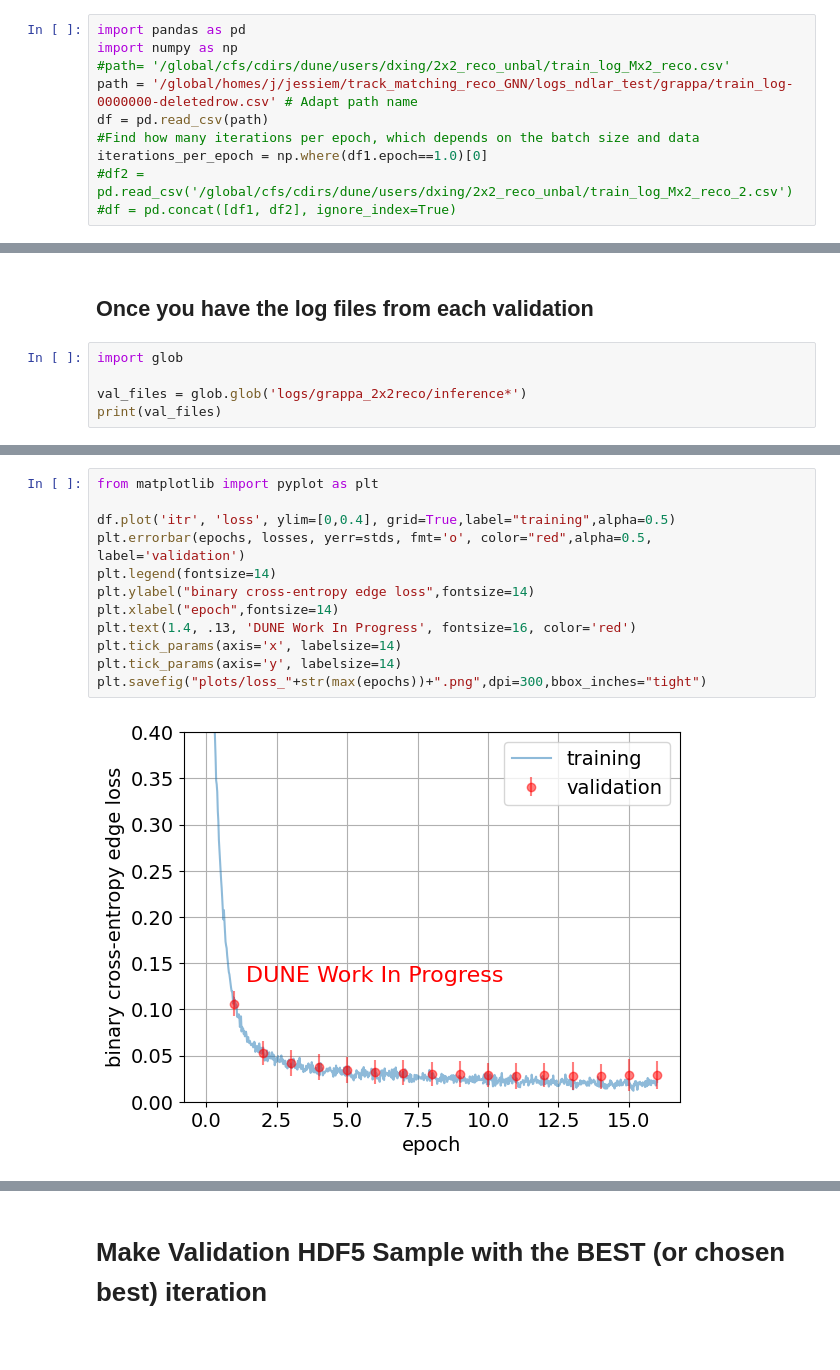
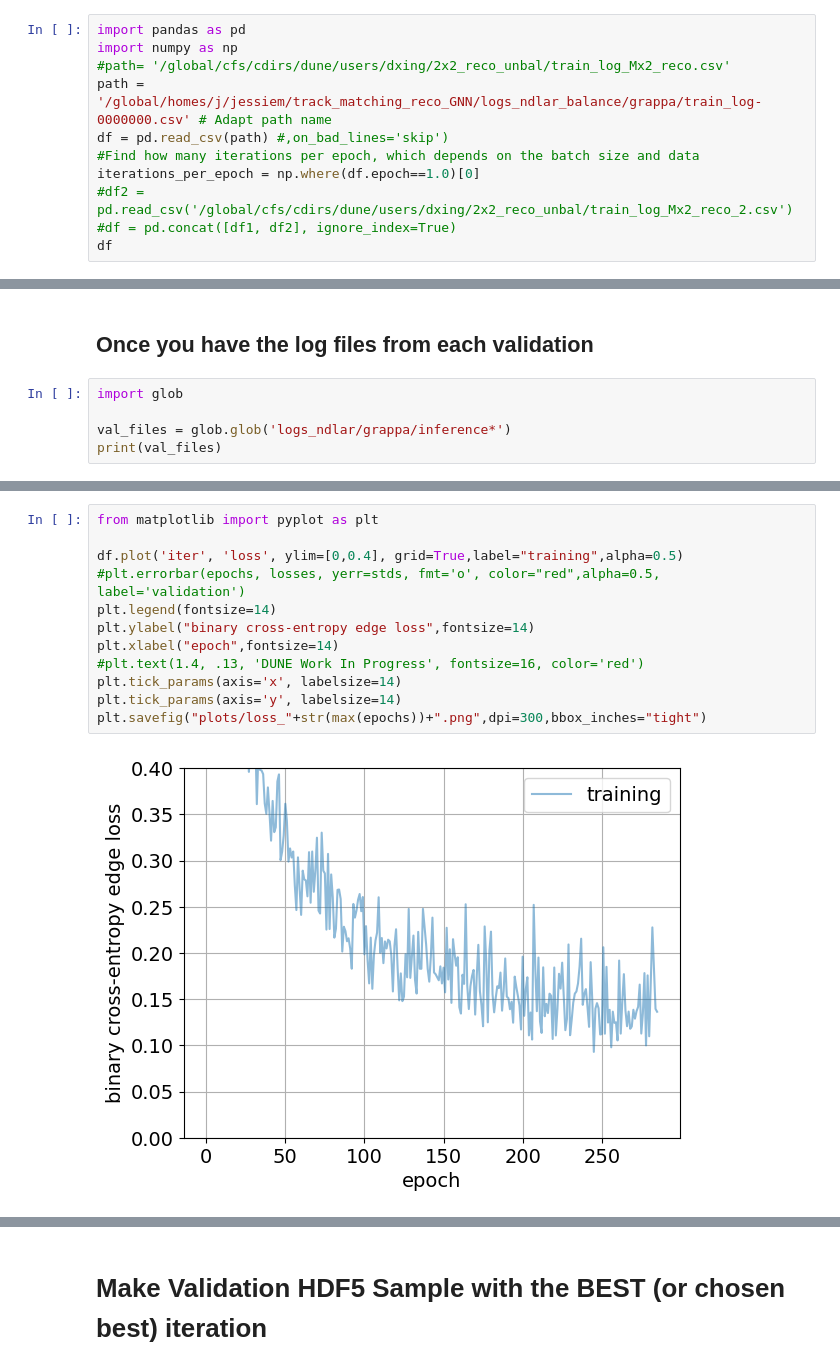
Before and after one commit to jessimic/track_matching_reco_GNN, a Jupyter notebook: GNN_training_testing_curves.ipynb, the cells around one changed output, grey strips where cells are left out. Saved outputs shown, nothing was run; the diff lists cells and outputs as text.

Commit message:
running training and testing for NDLAr

```diff
--- a/GNN_training_testing_curves.ipynb
+++ b/GNN_training_testing_curves.ipynb
@@ -16,10 +16,11 @@ sys.path.append(SOFTWARE_DIR)
 import pandas as pd
 import numpy as np
 #path= '/global/cfs/cdirs/dune/users/dxing/2x2_reco_unbal/train_log_Mx2_reco.csv'
-path = '/global/homes/j/jessiem/track_matching_reco_GNN/logs_ndlar_test/grappa/train_log-0000000-deletedrow.csv' # Adapt path name
-df = pd.read_csv(path)
+path = '/global/homes/j/jessiem/track_matching_reco_GNN/logs_ndlar_balance/grappa/train_log-0000000.csv' # Adapt path name
+df = pd.read_csv(path) #,on_bad_lines='skip')
 #Find how many iterations per epoch, which depends on the batch size and data
-iterations_per_epoch = np.where(df1.epoch==1.0)[0]
+iterations_per_epoch = np.where(df.epoch==1.0)[0]
 #df2 = pd.read_csv('/global/cfs/cdirs/dune/users/dxing/2x2_reco_unbal/train_log_Mx2_reco_2.csv')
 #df = pd.concat([df1, df2], ignore_index=True)
+df
 # %% [output]
@@ -69,6 +66,6 @@ df.plot('iter', 'gpu_mem', grid=True)
 # %%
 import glob
 
-val_files = glob.glob('logs/grappa_2x2reco/inference*')
+val_files = glob.glob('logs_ndlar/grappa/inference*')
 print(val_files)
 # %% [output]
@@ -93,16 +92,16 @@ print(min(losses), max(accuracys),np.argmin(losses),np.argmax(accuracys),epochs[
 # %%
 from matplotlib import pyplot as plt
 
-df.plot('itr', 'loss', ylim=[0,0.4], grid=True,label="training",alpha=0.5)
-plt.errorbar(epochs, losses, yerr=stds, fmt='o', color="red",alpha=0.5, label='validation')
+df.plot('iter', 'loss', ylim=[0,0.4], grid=True,label="training",alpha=0.5)
+#plt.errorbar(epochs, losses, yerr=stds, fmt='o', color="red",alpha=0.5, label='validation')
 plt.legend(fontsize=14)
 plt.ylabel("binary cross-entropy edge loss",fontsize=14)
 plt.xlabel("epoch",fontsize=14)
-plt.text(1.4, .13, 'DUNE Work In Progress', fontsize=16, color='red')
+#plt.text(1.4, .13, 'DUNE Work In Progress', fontsize=16, color='red')
 plt.tick_params(axis='x', labelsize=14)
 plt.tick_params(axis='y', labelsize=14)
 plt.savefig("plots/loss_"+str(max(epochs))+".png",dpi=300,bbox_inches="tight")
 # %% [output]
-[figure, old version]
+[figure, new version]
 # %%
 df.plot('epoch', 'accuracy', ylim=[0.8,1.01], grid=True,label="training",alpha=0.5)
```
Also changed, not shown: parts of 12 cells of this notebook, 7 other files.
